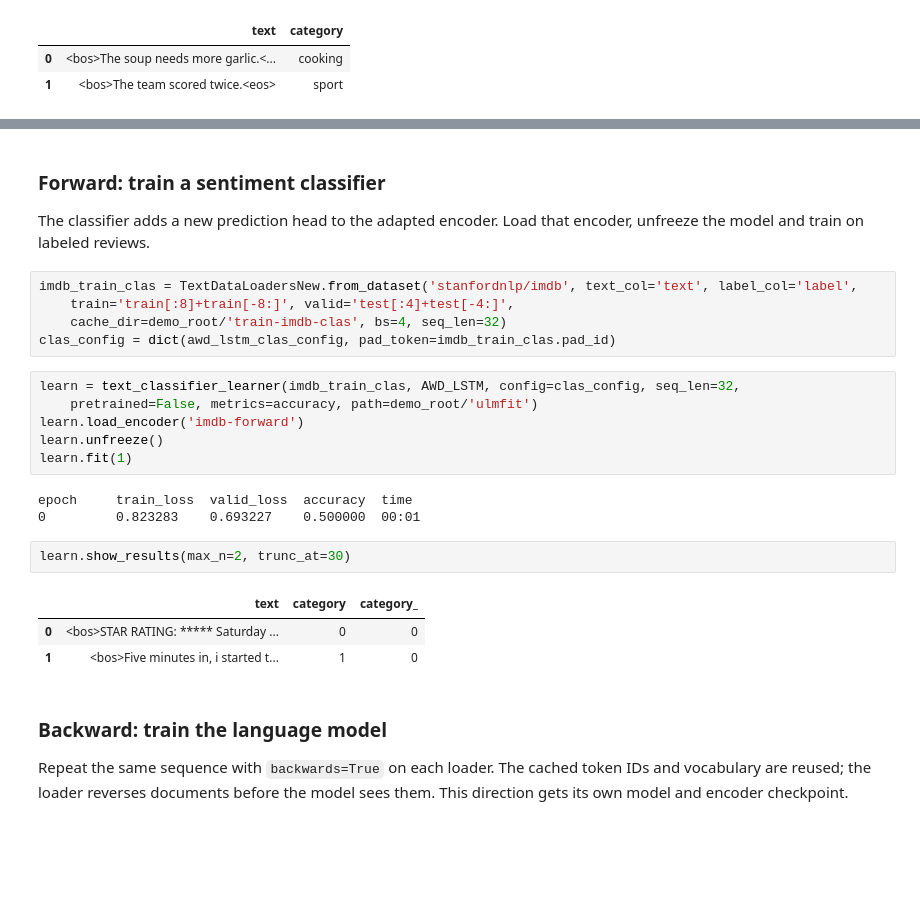
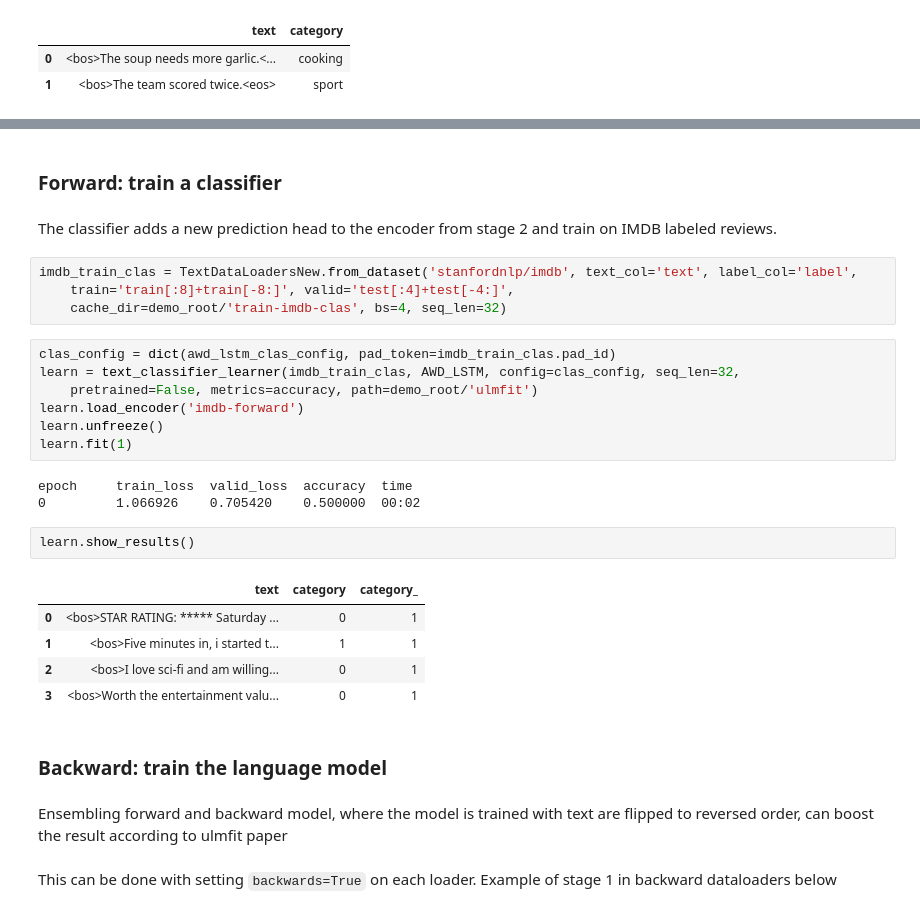
Before and after one commit to dienhoa/fastai, a Jupyter notebook: nbs/tutorial_text_dataloaders.ipynb, the cells around one changed output, grey strips where cells are left out. Cells and saved outputs as stored; diff of their text form; blank space fills up the shorter version.

```diff
--- a/nbs/tutorial_text_dataloaders.ipynb
+++ b/nbs/tutorial_text_dataloaders.ipynb
@@ -237,13 +223,13 @@ epoch     train_loss  valid_loss  accuracy  perplexity  time
-# %% [markdown]
-### Forward: train a sentiment classifier
-
-The classifier adds a new prediction head to the adapted encoder. Load that encoder, unfreeze the model and train on labeled reviews.
+# %% [markdown]
+### Forward: train a classifier
+# %% [markdown]
+The classifier adds a new prediction head to the encoder from stage 2 and train on IMDB labeled reviews.
 # %%
 imdb_train_clas = TextDataLoadersNew.from_dataset('stanfordnlp/imdb', text_col='text', label_col='label',
     train='train[:8]+train[-8:]', valid='test[:4]+test[-4:]',
     cache_dir=demo_root/'train-imdb-clas', bs=4, seq_len=32)
-clas_config = dict(awd_lstm_clas_config, pad_token=imdb_train_clas.pad_id)
 # %%
+clas_config = dict(awd_lstm_clas_config, pad_token=imdb_train_clas.pad_id)
 learn = text_classifier_learner(imdb_train_clas, AWD_LSTM, config=clas_config, seq_len=32,
     pretrained=False, metrics=accuracy, path=demo_root/'ulmfit')
 learn.load_encoder('imdb-forward')
@@ -251,17 +237,21 @@ learn.unfreeze()
 learn.fit(1)
 # %% [output]
 epoch     train_loss  valid_loss  accuracy  time
-0         0.823283    0.693227    0.500000  00:01
+0         1.066926    0.705420    0.500000  00:02
 # %%
-learn.show_results(max_n=2, trunc_at=30)
+learn.show_results()
 # %% [output]
 |  | text | category | category_ |
-| 0 | <bos>STAR RATING: ***** Saturday ... | 0 | 0 |
-| 1 | <bos>Five minutes in, i started t... | 1 | 0 |
+| 0 | <bos>STAR RATING: ***** Saturday ... | 0 | 1 |
+| 1 | <bos>Five minutes in, i started t... | 1 | 1 |
+| 2 | <bos>I love sci-fi and am willing... | 0 | 1 |
+| 3 | <bos>Worth the entertainment valu... | 0 | 1 |
-# %% [markdown]
-### Backward: train the language model
-
-Repeat the same sequence with `backwards=True` on each loader. The cached token IDs and vocabulary are reused; the loader reverses documents before the model sees them. This direction gets its own model and encoder checkpoint.
+# %% [markdown]
+### Backward: train the language model
+# %% [markdown]
+Ensembling forward and backward model, where the model is trained with text are flipped to reversed order, can boost the result according to ulmfit paper
+# %% [markdown]
+This can be done with setting `backwards=True` on each loader. Example of stage 1 in backward dataloaders below
 # %%
 wiki_backward = TextDataLoadersNew.from_dataset('Salesforce/wikitext', subset='wikitext-103-raw-v1',
     get_data=get_wiki103_data, train='train[:30]', valid='validation[:20]',
```
Also changed, not shown: parts of 68 cells of this notebook, 1 other file.
